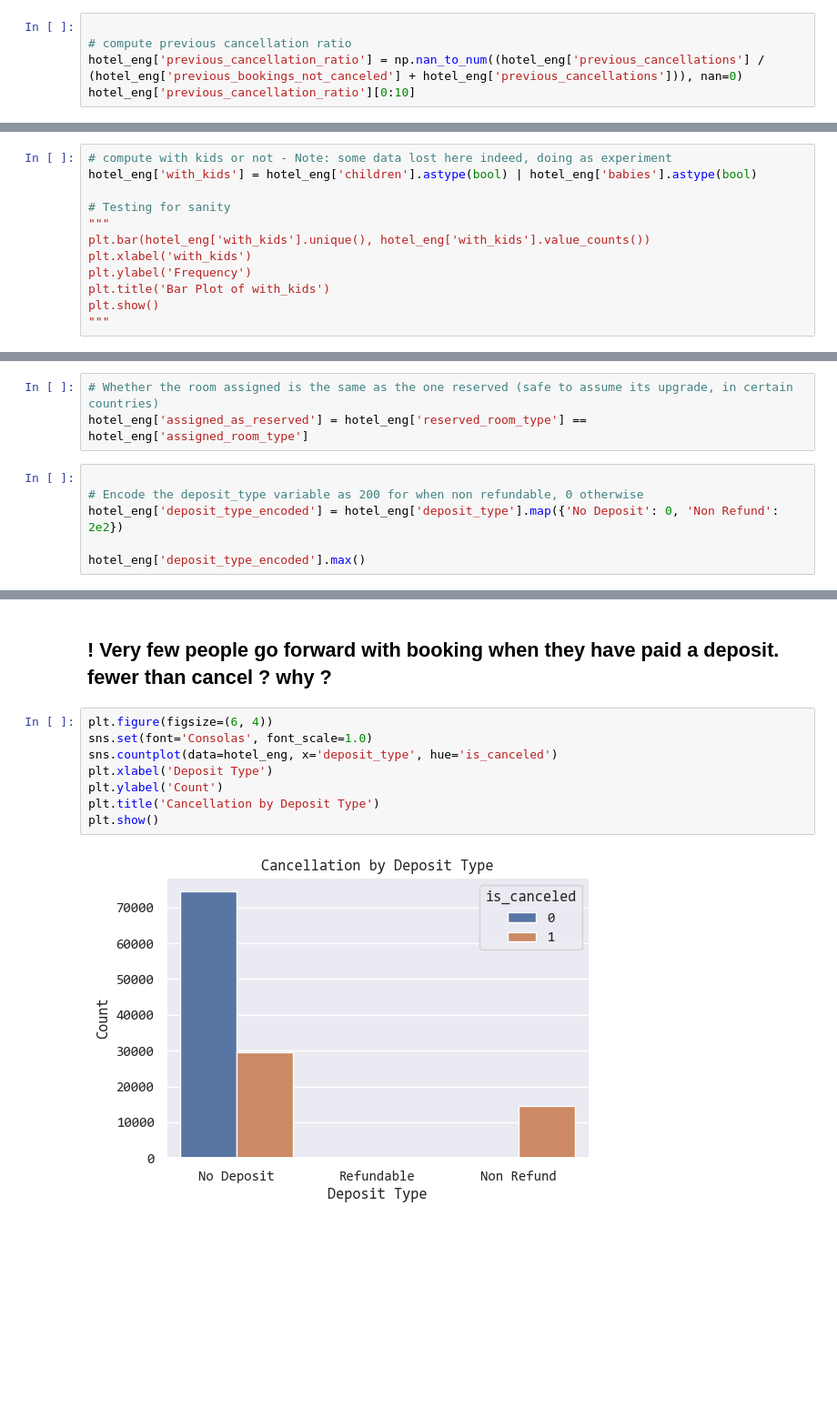
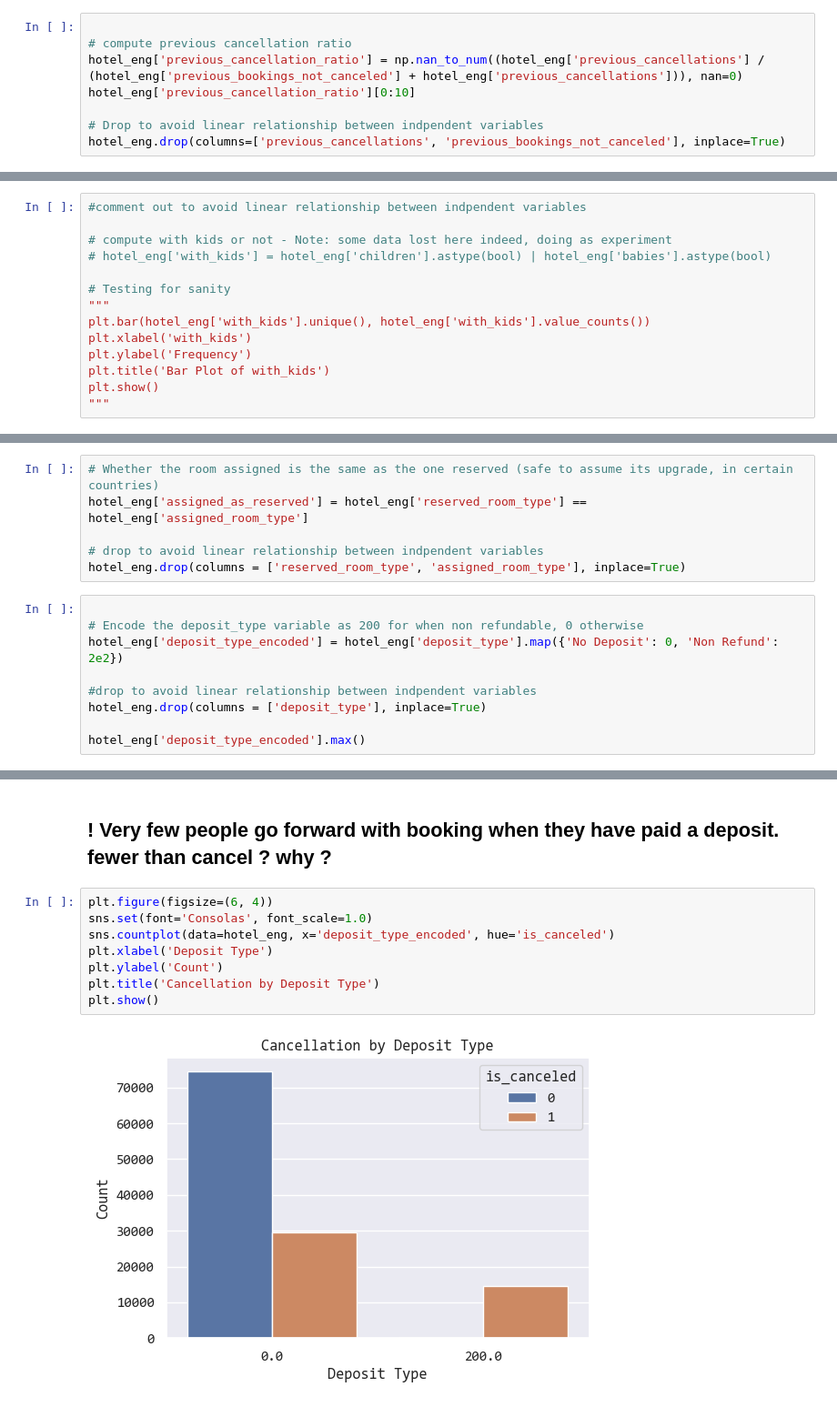
Before and after one commit to ursumarius/booking-cancellations-ML-intro, a Jupyter notebook: eda/hotel-booking-eda-intro-to-ml.ipynb, the cells around one changed output, grey strips where cells are left out. Shown at 91% size. Cells and saved outputs as stored; diff of their text form; blank space fills up the shorter version.

```diff
--- a/eda/hotel-booking-eda-intro-to-ml.ipynb
+++ b/eda/hotel-booking-eda-intro-to-ml.ipynb
@@ -367,3 +367,6 @@ hotel_eng = hotel_clean.copy()
 # compute previous cancellation ratio
 hotel_eng['previous_cancellation_ratio'] = np.nan_to_num((hotel_eng['previous_cancellations'] / (hotel_eng['previous_bookings_not_canceled'] + hotel_eng['previous_cancellations'])), nan=0)
 hotel_eng['previous_cancellation_ratio'][0:10]
+
+# Drop to avoid linear relationship between indpendent variables
+hotel_eng.drop(columns=['previous_cancellations', 'previous_bookings_not_canceled'], inplace=True)
@@ -382,6 +373,8 @@ Name: previous_cancellation_ratio, dtype: float64
 # %%
+#comment out to avoid linear relationship between indpendent variables
+
 # compute with kids or not - Note: some data lost here indeed, doing as experiment
-hotel_eng['with_kids'] = hotel_eng['children'].astype(bool) | hotel_eng['babies'].astype(bool)
+# hotel_eng['with_kids'] = hotel_eng['children'].astype(bool) | hotel_eng['babies'].astype(bool)
 
 # Testing for sanity
 """
@@ -396,11 +389,17 @@ plt.show()
 # %%
 # Whether the room assigned is the same as the one reserved (safe to assume its upgrade, in certain countries)
 hotel_eng['assigned_as_reserved'] = hotel_eng['reserved_room_type'] == hotel_eng['assigned_room_type']
+
+# drop to avoid linear relationship between indpendent variables
+hotel_eng.drop(columns = ['reserved_room_type', 'assigned_room_type'], inplace=True)
 # %%
 
 # Encode the deposit_type variable as 200 for when non refundable, 0 otherwise
 hotel_eng['deposit_type_encoded'] = hotel_eng['deposit_type'].map({'No Deposit': 0, 'Non Refund': 2e2})
 
+#drop to avoid linear relationship between indpendent variables
+hotel_eng.drop(columns = ['deposit_type'], inplace=True)
+
 hotel_eng['deposit_type_encoded'].max()
 # %% [output]
 200.0
@@ -452,10 +451,10 @@ Correlation coefficient for assigned_as_reserved = 0.246732
 # %%
 plt.figure(figsize=(6, 4))
 sns.set(font='Consolas', font_scale=1.0)
-sns.countplot(data=hotel_eng, x='deposit_type', hue='is_canceled')
+sns.countplot(data=hotel_eng, x='deposit_type_encoded', hue='is_canceled')
 plt.xlabel('Deposit Type')
 plt.ylabel('Count')
 plt.title('Cancellation by Deposit Type')
 plt.show()
 # %% [output]
-[figure, old version]
+[figure, new version]
```
Also changed, not shown: parts of 20 cells of this notebook.
